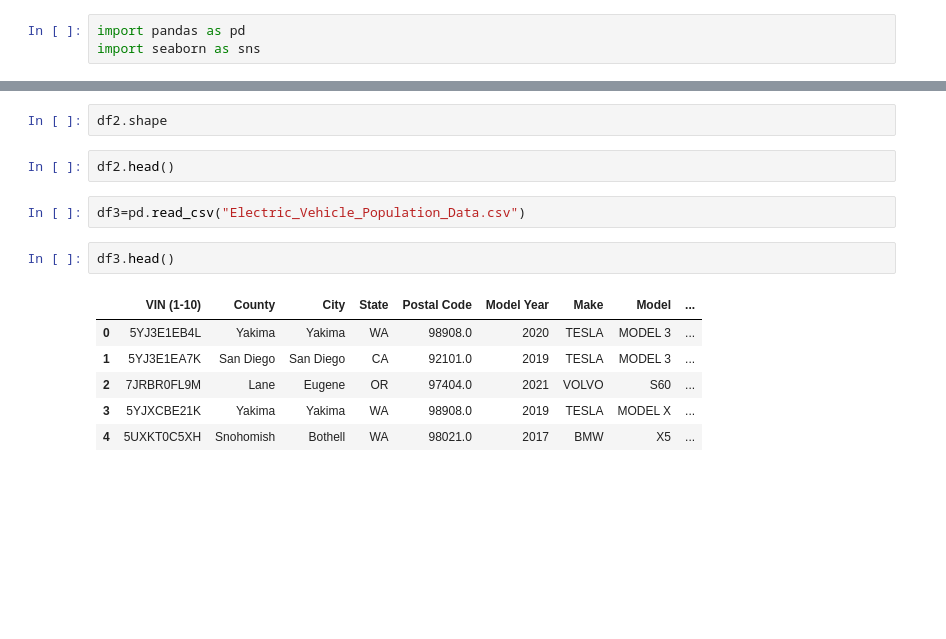
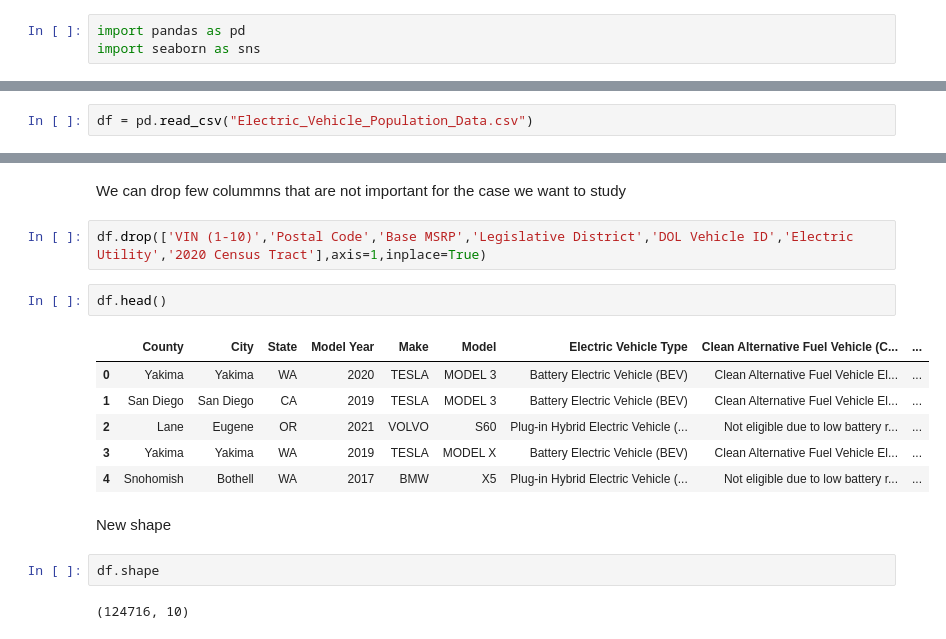
Before and after one commit to JulianaCBrum/CA1_ML, a Jupyter notebook: CA1_ML_Sem2.ipynb, the cells around one changed output, grey strips where cells are left out. Saved outputs shown, nothing was run; the diff lists cells and outputs as text; blank space fills up the shorter version.

Commit message:
Data understanding

```diff
--- a/CA1_ML_Sem2.ipynb
+++ b/CA1_ML_Sem2.ipynb
@@ -12,2 +14,4 @@ import seaborn as sns
+# %%
+df = pd.read_csv("Electric_Vehicle_Population_Data.csv")
 # %%
 df.head()
@@ -20,15 +58,19 @@ df2=pd.read_csv("Transportation_To_Work_2000-2006-2010.csv")
+# %% [markdown]
+We can drop few colummns that are not important for the case we want to study
+# %%
+df.drop(['VIN (1-10)','Postal Code','Base MSRP','Legislative District','DOL Vehicle ID','Electric Utility','2020 Census Tract'],axis=1,inplace=True)
+# %%
+df.head()
+# %% [output]
+|  | County | City | State | Model Year | Make | Model | Electric Vehicle Type | Clean Alternative Fuel Vehicle (C... | ... |
+| 0 | Yakima | Yakima | WA | 2020 | TESLA | MODEL 3 | Battery Electric Vehicle (BEV) | Clean Alternative Fuel Vehicle El... | ... |
+| 1 | San Diego | San Diego | CA | 2019 | TESLA | MODEL 3 | Battery Electric Vehicle (BEV) | Clean Alternative Fuel Vehicle El... | ... |
+| 2 | Lane | Eugene | OR | 2021 | VOLVO | S60 | Plug-in Hybrid Electric Vehicle (... | Not eligible due to low battery r... | ... |
+| 3 | Yakima | Yakima | WA | 2019 | TESLA | MODEL X | Battery Electric Vehicle (BEV) | Clean Alternative Fuel Vehicle El... | ... |
+| 4 | Snohomish | Bothell | WA | 2017 | BMW | X5 | Plug-in Hybrid Electric Vehicle (... | Not eligible due to low battery r... | ... |
+# %% [markdown]
+New shape
 # %%
-df2.shape
+df.shape
+# %% [output]
+(124716, 10)
-# %%
-df2.head()
-# %%
-df3=pd.read_csv("Electric_Vehicle_Population_Data.csv")
-# %%
-df3.head()
-# %% [output]
-|  | VIN (1-10) | County | City | State | Postal Code | Model Year | Make | Model | ... |
-| 0 | 5YJ3E1EB4L | Yakima | Yakima | WA | 98908.0 | 2020 | TESLA | MODEL 3 | ... |
-| 1 | 5YJ3E1EA7K | San Diego | San Diego | CA | 92101.0 | 2019 | TESLA | MODEL 3 | ... |
-| 2 | 7JRBR0FL9M | Lane | Eugene | OR | 97404.0 | 2021 | VOLVO | S60 | ... |
-| 3 | 5YJXCBE21K | Yakima | Yakima | WA | 98908.0 | 2019 | TESLA | MODEL X | ... |
-| 4 | 5UXKT0C5XH | Snohomish | Bothell | WA | 98021.0 | 2017 | BMW | X5 | ... |
```
Also changed, not shown: parts of 15 cells of this notebook, 1 other file.
